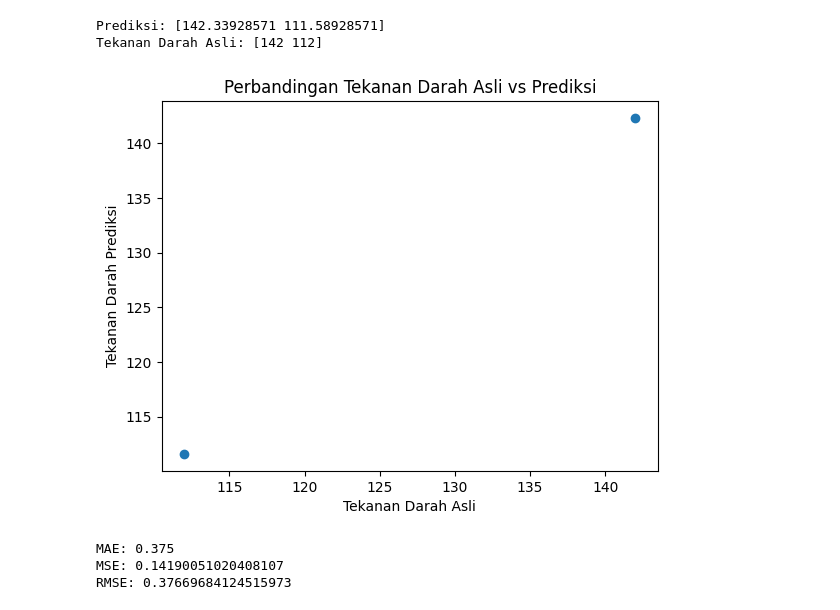
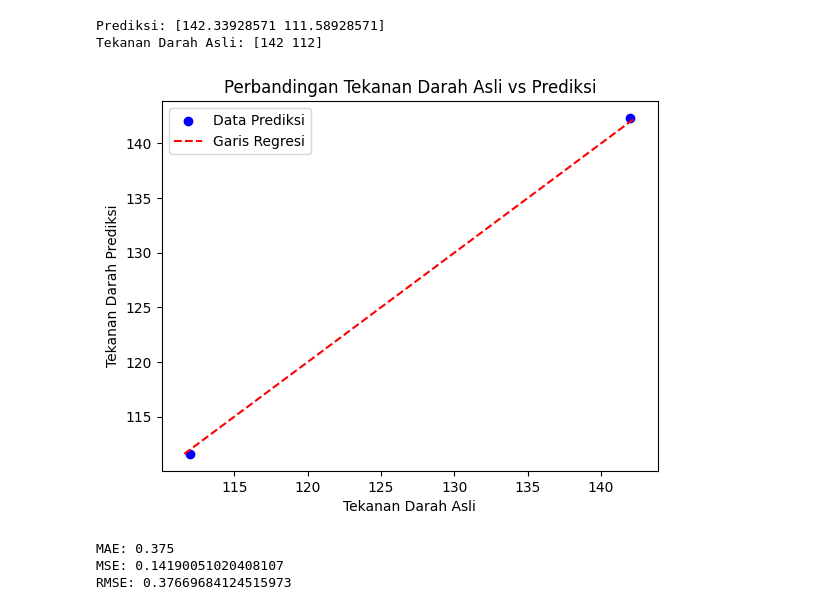
Before and after one commit to RiskaAml/Regresi-dan-KNN, a Jupyter notebook: Linear_Regresion_Berganda_Riska.ipynb, the cells around one changed output. Drawn from its saved outputs; the diff is of its cells as text; code cells hidden in the pictures.

```diff
--- a/Linear_Regresion_Berganda_Riska.ipynb
+++ b/Linear_Regresion_Berganda_Riska.ipynb
@@ -51,13 +53,20 @@ Prediksi: [142.33928571 111.58928571]
 Tekanan Darah Asli: [142 112]
 # %%
 import matplotlib.pyplot as plt
-plt.scatter(y_test, y_pred)
+import numpy as np
+
+plt.scatter(y_test, y_pred, color='blue', label='Data Prediksi')
+
+min_val = min(y_test.min(),y_pred.min())
+max_val = max(y_test.max(), y_pred.max())
+plt.plot([min_val, max_val], [min_val, max_val], color='red', linestyle='--', label='Garis Regresi')
 plt.xlabel("Tekanan Darah Asli")
 plt.ylabel("Tekanan Darah Prediksi")
 plt.title("Perbandingan Tekanan Darah Asli vs Prediksi")
+plt.legend()
 plt.show()
 # %% [output]
-[figure, old version]
+[figure, new version]
 # %%
 import numpy as np
 print("MAE:", metrics.mean_absolute_error(y_test, y_pred))
```
Also changed, not shown: parts of 1 cell of this notebook.
